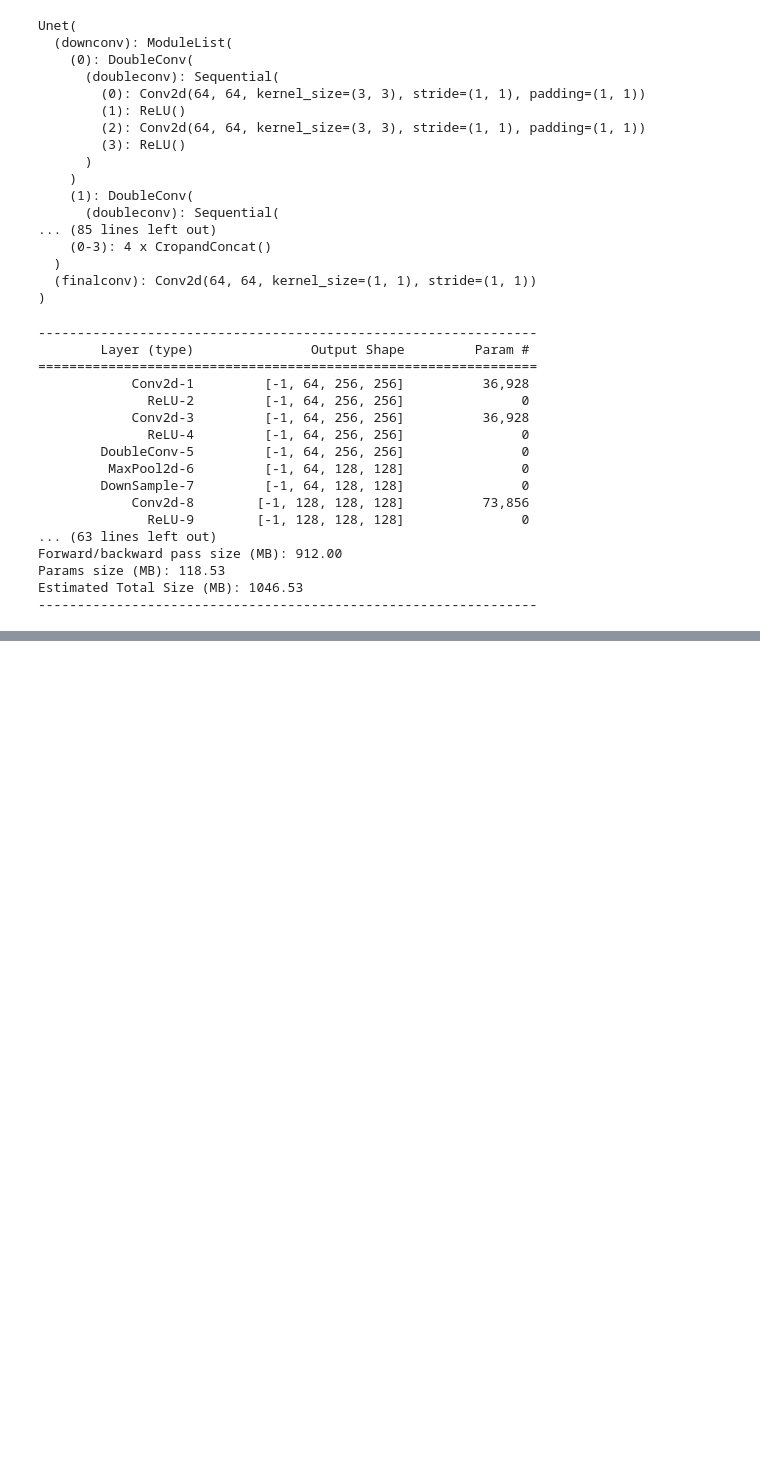
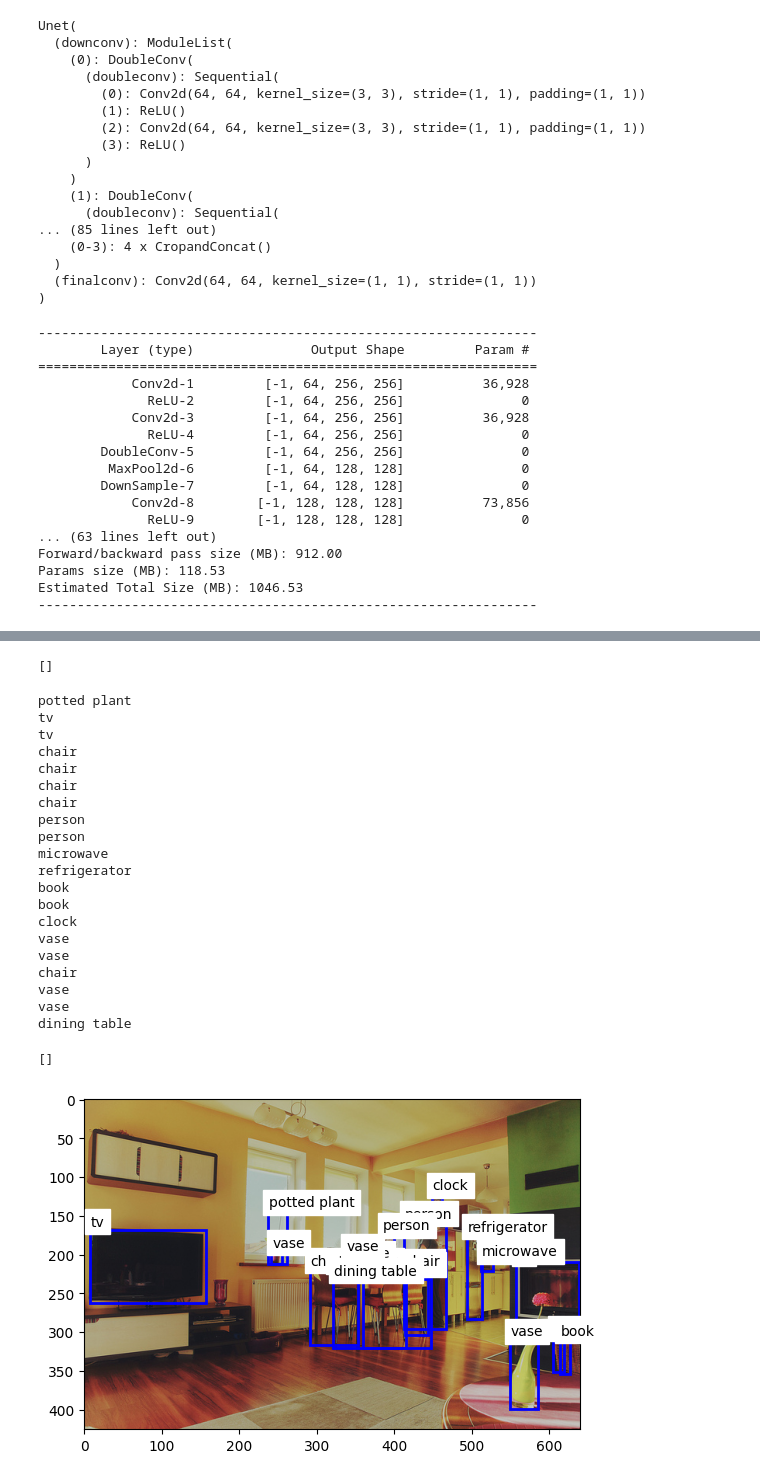
Before and after one commit to therishabhmittal-05/camera, a Jupyter notebook: Semantic_Segmentation/UNet_Semantic_Segmentation.ipynb, the cells around one changed output, grey strips where cells are left out. Cells and saved outputs as stored; diff of their text form; code cells hidden in the pictures; blank space fills up the shorter version.

```diff
--- a/Semantic_Segmentation/UNet_Semantic_Segmentation.ipynb
+++ b/Semantic_Segmentation/UNet_Semantic_Segmentation.ipynb
@@ -120,0 +216,5 @@ Estimated Total Size (MB): 1046.53
+# %%
+import json
+with open("/content/annotations/instances_val2017.json") as f:
+  data = json.load(f)
+data.keys()
@@ -120,0 +254,58 @@ Estimated Total Size (MB): 1046.53
+# %%
+from collections import defaultdict
+image_ids_ann = defaultdict(list)
+for ann in data["annotations"]:
+  image_id = ann['image_id']
+  image_ids_ann[image_id].append(ann)
+# %%
+image_ids_ann[100]
+# %% [output]
+[]
+# %%
+category_id_to_name = dict()
+for ann in data["categories"]:
+  category_id_to_name[ann["id"]] = ann["name"]
+# %%
+image_name = "/content/val2017/000000000139.jpg"
+image_id = int(image_name.split("/")[-1].split(".")[0])
+image = plt.imread(image_name)
+
+image_anns = image_ids_ann[image_id]
+for img_ann in image_anns:
+  bbox = img_ann['bbox']
+  name = category_id_to_name[img_ann['category_id']]
+  print(name)
+  x = float(bbox[0])
+  y = float(bbox[1])
+  w = float(bbox[2])
+  h = float(bbox[3])
+
+  plt.text(x+1, y-5, name, fontdict={'fontsize': 10.0, 'fontweight': 'medium', 'color':'black', 'backgroundcolor':'white'})
+
+  plt.gca().add_patch(plt.Rectangle((x, y), w, h, linewidth=2,edgecolor='blue', facecolor='none', fill=False))
+
+plt.imshow(image)
+plt.plot()
+# %% [output]
+potted plant
+tv
+tv
+chair
+chair
+chair
+chair
+person
+person
+microwave
+refrigerator
+book
+book
+clock
+vase
+vase
+chair
+vase
+vase
+dining table
+[]
+[figure, added]
```
Also changed, not shown: parts of 13 cells of this notebook.
